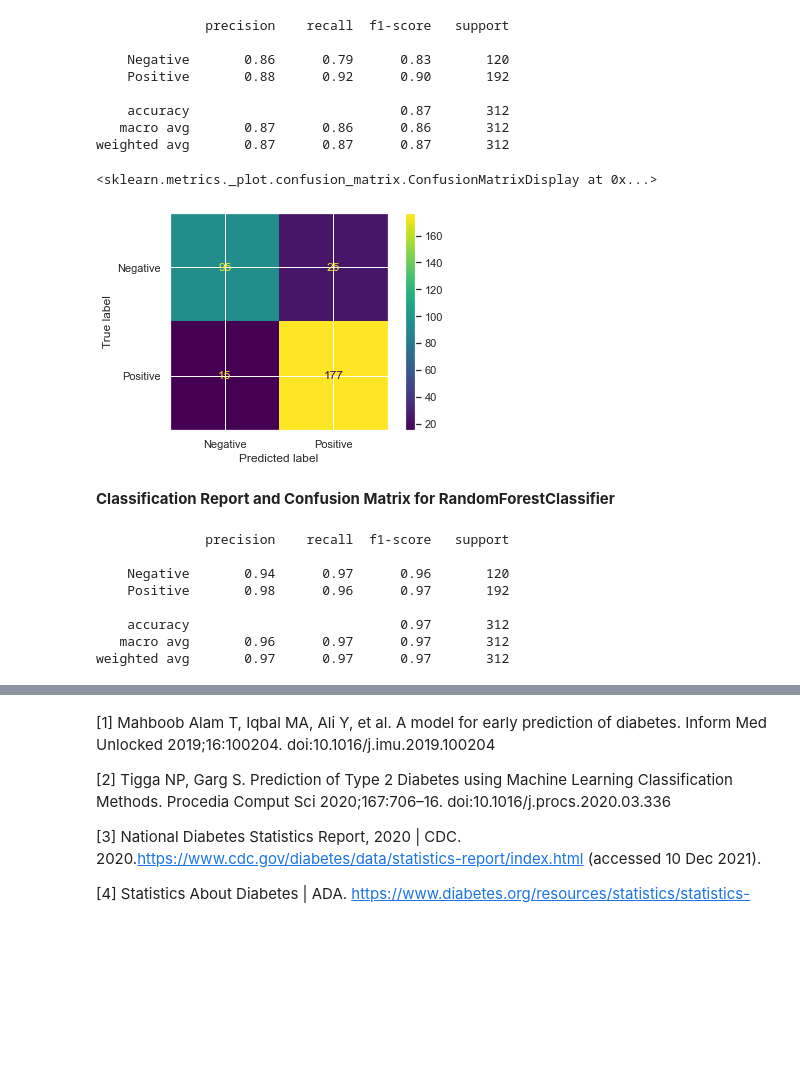
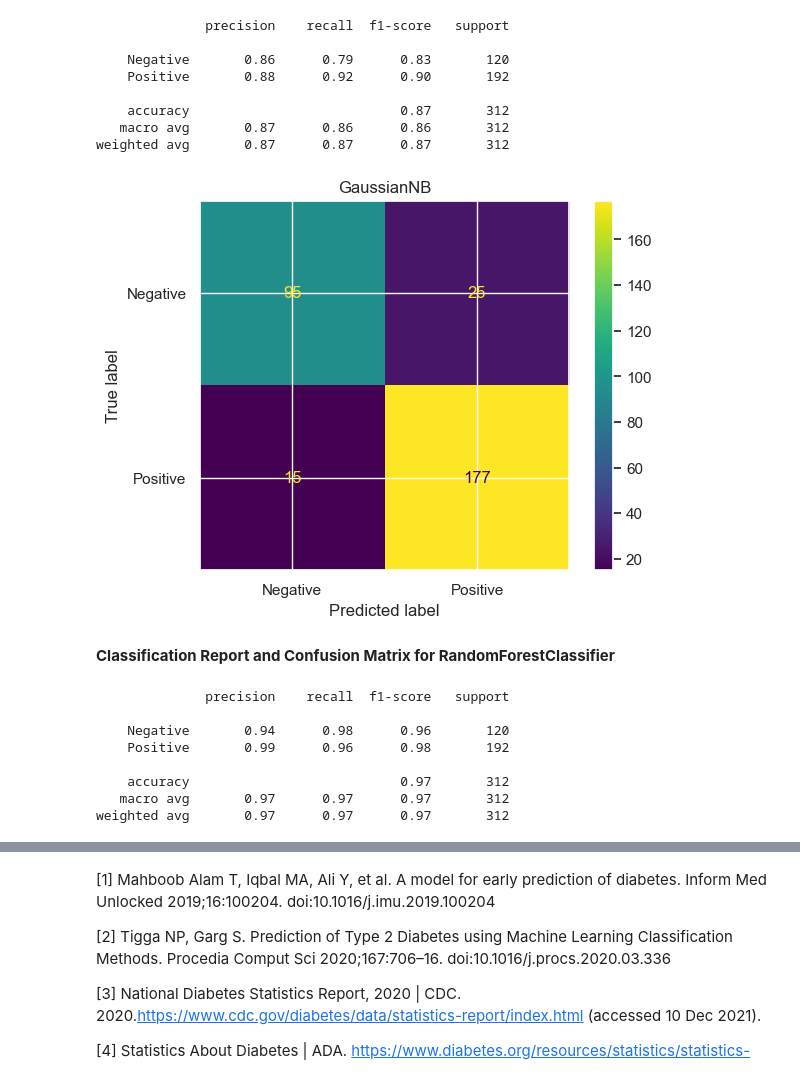
Before and after one commit to InformaticianDave/Predictive-Analytics-on-Diabetes-Mellitus, a Jupyter notebook: Diabetes_Prediction.ipynb, the cells around one changed output, grey strips where cells are left out. Cells and saved outputs as stored; diff of their text form; code cells hidden in the pictures; blank space fills up the shorter version.

```diff
--- a/Diabetes_Prediction.ipynb
+++ b/Diabetes_Prediction.ipynb
@@ -312,3 +318,7 @@ plt.tight_layout()
 plt.show()
 # %% [output]
 [figure]
+# %%
+# forming dataframe and printing
+dataframe = pd.DataFrame(dataframe)
+print(dataframe)
@@ -546,25 +580,27 @@ print(classification_report(y_test, prediction_y))
 weighted avg       0.87      0.87      0.87       312
 # %%
 plot_confusion_matrix(Gaussian_rp, X_test, y_test)
+plt.show
+plt.title('GaussianNB')
+plt.savefig("GaussianNB.png")
 # %% [output]
-<sklearn.metrics._plot.confusion_matrix.ConfusionMatrixDisplay at 0x...>
-[figure, old version]
+[figure, new version]
 # %% [markdown]
 **Classification Report and Confusion Matrix for RandomForestClassifier**
 # %%
 RF_rp = RandomForestClassifier()
 RF_rp.fit(X_train, y_train)
-prediction_y = RF_rp.predict(X_test)
+rf_prediction_y = RF_rp.predict(X_test)
 
-print(classification_report(y_test, prediction_y))
+print(classification_report(y_test, rf_prediction_y))
 # %% [output]
               precision    recall  f1-score   support
 
-    Negative       0.94      0.97      0.96       120
-    Positive       0.98      0.96      0.97       192
+    Negative       0.94      0.98      0.96       120
+    Positive       0.99      0.96      0.98       192
 
     accuracy                           0.97       312
-   macro avg       0.96      0.97      0.97       312
+   macro avg       0.97      0.97      0.97       312
 weighted avg       0.97      0.97      0.97       312
 # %%
 plot_confusion_matrix(RF_rp, X_test, y_test)
```
Also changed, not shown: parts of 16 cells of this notebook, 6 other files.
